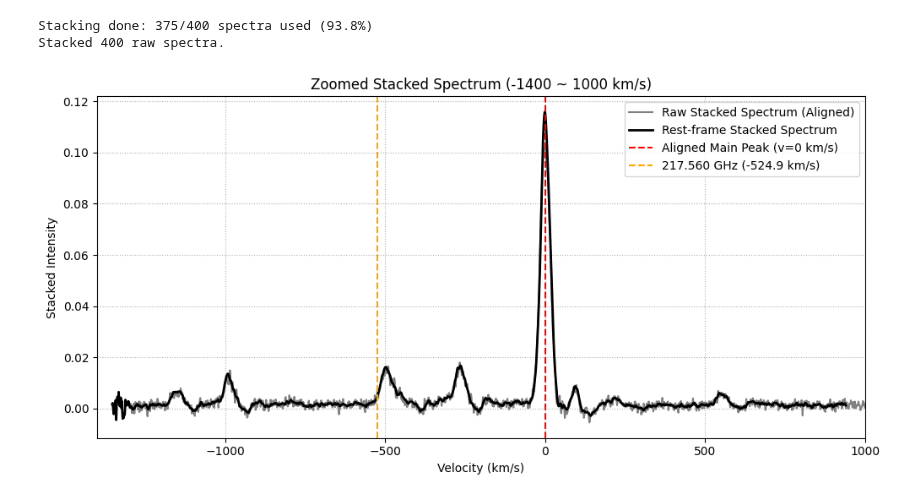
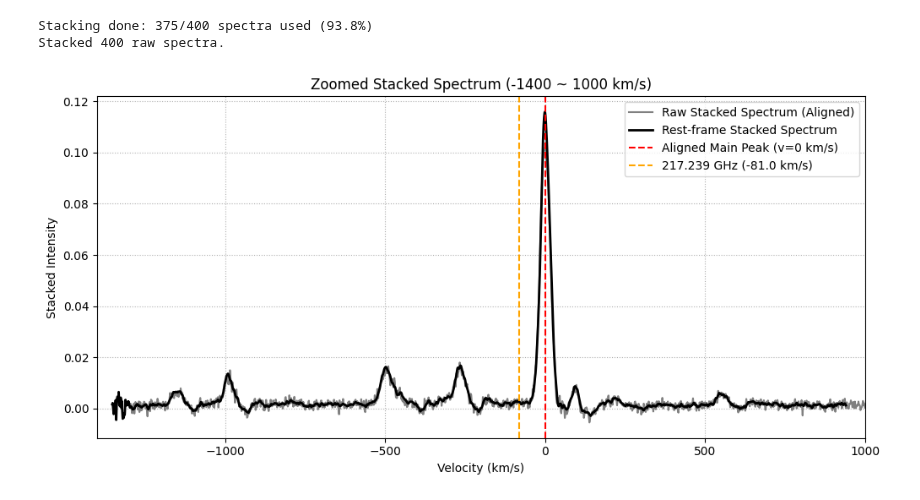
Before and after one commit to SaturnZC/ALMA_project, a Jupyter notebook: stack_spectrum/gausspy_test.ipynb, the cells around one changed output. Cells and saved outputs as stored; diff of their text form; code cells hidden in the pictures.

```diff
--- a/stack_spectrum/gausspy_test.ipynb
+++ b/stack_spectrum/gausspy_test.ipynb
@@ -177,16 +103,16 @@ pipeline.plot_classified_fits(fit_result_pickle='fit_result_dic.pickle', categor
 # %%
 # 疊加
 v_rest, mean_rest, std_rest = pipeline.stack_restframe(plot=False)
 v_raw, mean_raw, std_raw = pipeline.stack_raw_spectra(plot=False)
 
 pipeline.plot_stacked_zoom(
     v_rest, mean_rest,
     v_raw, mean_raw,
-    target_freq= 217.56, #DCN(3-2): 217.238530
+    target_freq= 217.238530, #DCN(3-2): 217.238530
     freq_raw0=217.104980,
     vmin=-1400, vmax=1000
 )
 # %% [output]
 Stacking done: 375/400 spectra used (93.8%)
 Stacked 400 raw spectra.
-[figure, old version]
+[figure, new version]
```
Also changed, not shown: parts of 8 cells of this notebook, 1 other file.
